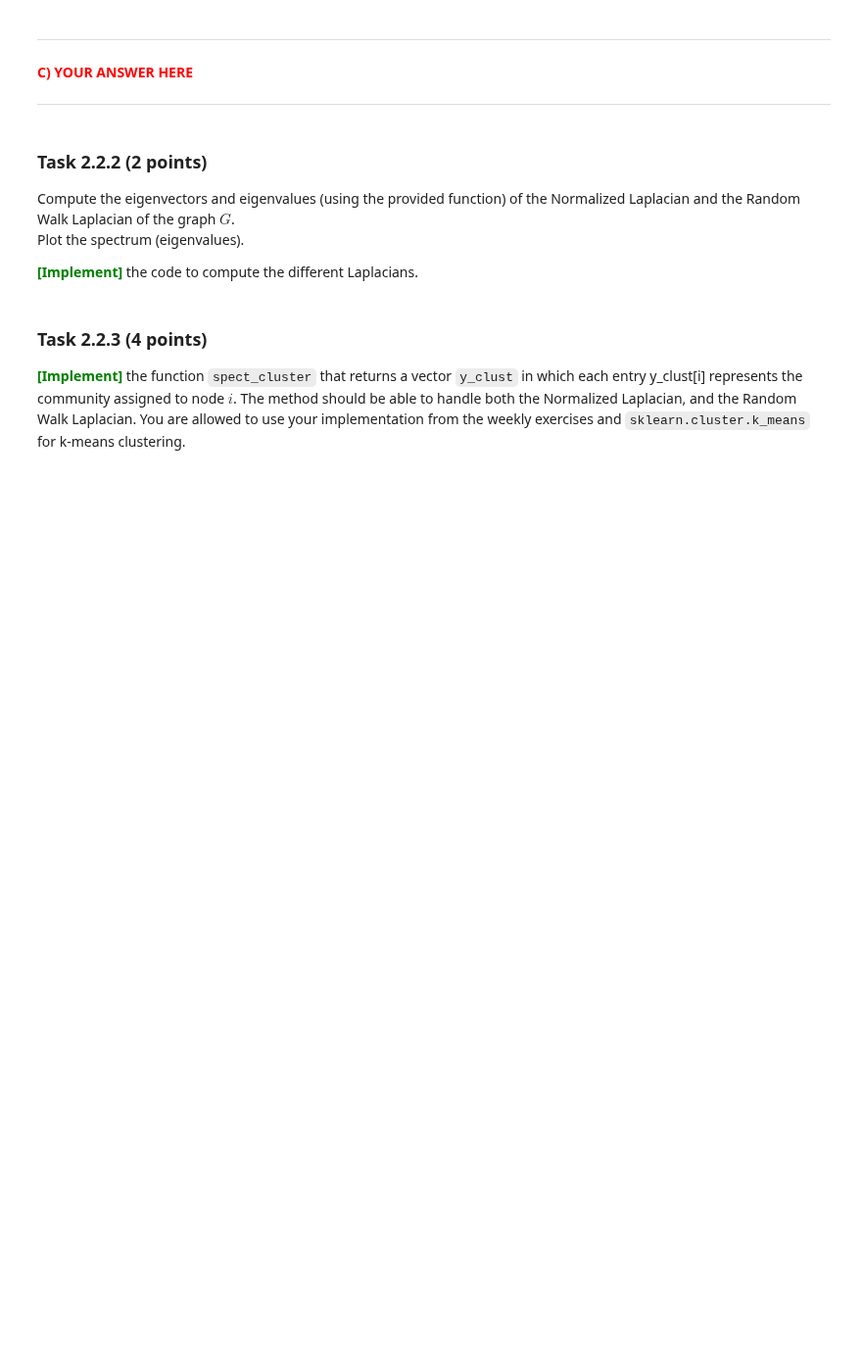
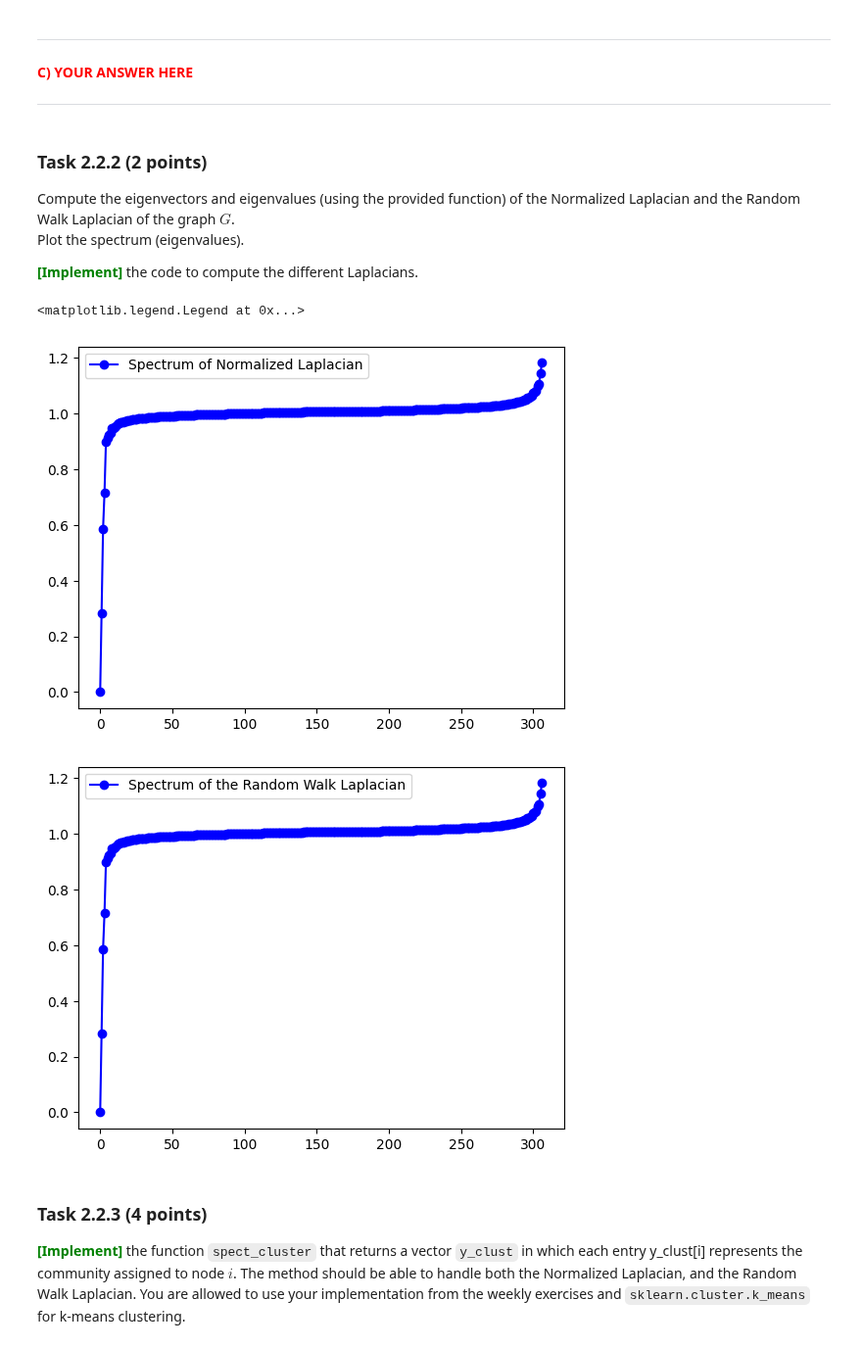
Before and after one commit to Joac1137/dm2023-exercises, a Jupyter notebook: handins/handin2.ipynb, the cells around one changed output. Shown at 98% size. Drawn from its saved outputs; the diff is of its cells as text; code cells hidden in the pictures; blank space fills up the shorter version.

````diff
--- a/handins/handin2.ipynb
+++ b/handins/handin2.ipynb
@@ -352,26 +392,35 @@ def graph_eig(L):
 # %%
 L_norm = None
 L_rw = None
 
 ### YOUR CODE STARTS HERE
+adj = nx.to_numpy_array(G)
+degree_v = [val for (node, val) in G.degree()]
+degree_m = np.zeros((G.number_of_nodes(),G.number_of_nodes()))
+np.fill_diagonal(degree_m, degree_v)
+L = np.subtract(degree_m, adj)
 
+from scipy.linalg import fractional_matrix_power
+L_norm = fractional_matrix_power(degree_m, -1/2) @ L @ fractional_matrix_power(degree_m, -1/2)
 
-
-
-
-
-
+#TODO This might not be right :/. One of the two below might be tho :)
+L_rw =np.subtract(np.identity(G.number_of_nodes()), (np.linalg.inv(degree_m) @ adj))
+#L_rw = np.subtract(np.identity(G.number_of_nodes()), np.linalg.inv(degree_m)) @ adj
 ### YOUR CODE ENDS HERE
 
 eigval_norm, eigvec_norm = graph_eig(L_norm)
 eigval_rw, eigvec_rw = graph_eig(L_rw)
 
 plt.figure(0)
 plt.plot(eigval_norm, 'b-o', label='Spectrum of Normalized Laplacian', )
 plt.legend()
 plt.figure(1)
 plt.plot(eigval_rw, 'b-o', label='Spectrum of the Random Walk Laplacian')
 plt.legend()
+# %% [output]
+<matplotlib.legend.Legend at 0x...>
+[figure, added]
+[figure, added]
 # %% [markdown]
 ### Task 2.2.3 (4 points)
 <span style='color: green'>**\[Implement\]**</span> the function ```spect_cluster``` that returns a vector ```y_clust``` in which each entry y_clust\[i\] represents the community assigned to node $i$. The method should be able to handle both the Normalized Laplacian, and the Random Walk Laplacian. You are allowed to use your implementation from the weekly exercises and ```sklearn.cluster.k_means``` for k-means clustering.
````
Also changed, not shown: parts of 7 cells of this notebook.
